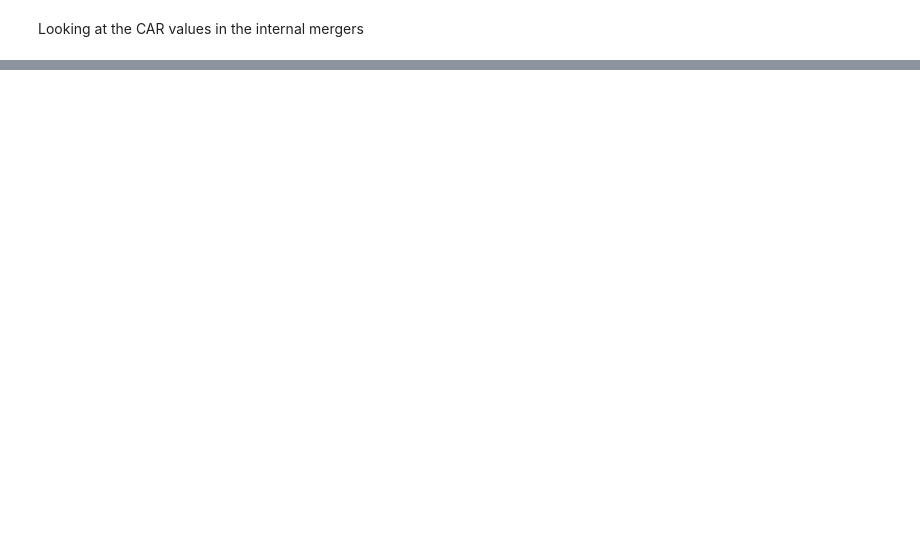
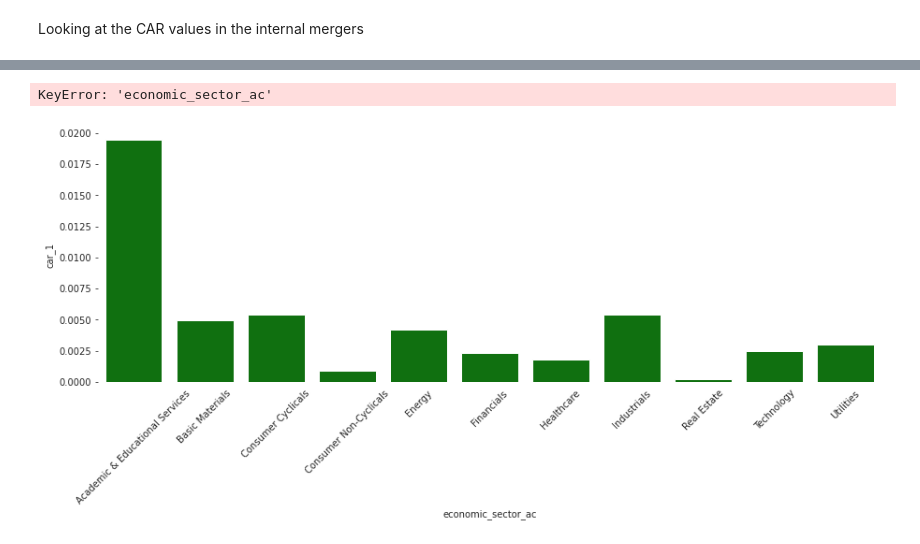
Before and after one commit to cobergmann/MA_PREDICTOR, a Jupyter notebook: notebooks/vlad_data_viz_and_exp.ipynb, the cells around one changed output, grey strips where cells are left out. Saved outputs shown, nothing was run; the diff lists cells and outputs as text; code cells hidden in the pictures; blank space fills up the shorter version.

```diff
--- a/notebooks/vlad_data_viz_and_exp.ipynb
+++ b/notebooks/vlad_data_viz_and_exp.ipynb
@@ -487,0 +501,20 @@ sns.barplot(data=df_filter,x='car', y='acquiror_name')
+# %%
+data_economic_10 = data_car.groupby('economic_sector_ac')['car_10'].mean()
+data_economic_10 = pd.DataFrame(data_economic)
+data_economic_10 = data_economic.reset_index()
+data_economic_10
+# %% [output]
+KeyError: 'economic_sector_ac'
+# %%
+plt.figure(figsize=(15,5))
+plt.xticks(rotation=45)
+plt.yticks(fontsize=10)
+sns.set_style("ticks")
+ax = sns.barplot(data=data_economic,x='economic_sector_ac', y='car_1', color='green')
+sns.despine(bottom=True, left=True)
+ax.grid(False)
+ax.tick_params(bottom=False, left=True)
+for _,s in ax.spines.items():
+    s.set_color('black')
+# %% [output]
+[figure, added]
```
Also changed, not shown: parts of 58 cells of this notebook.
